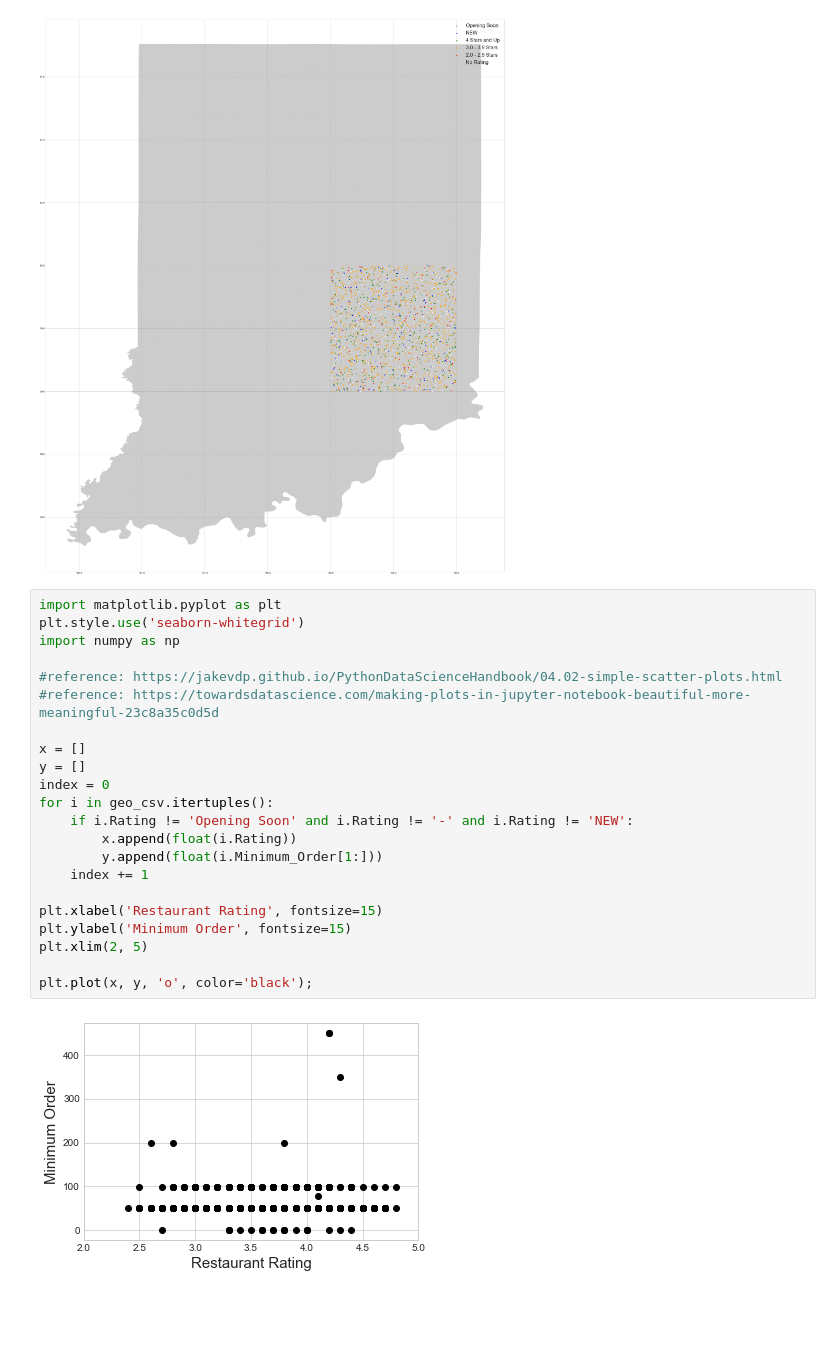
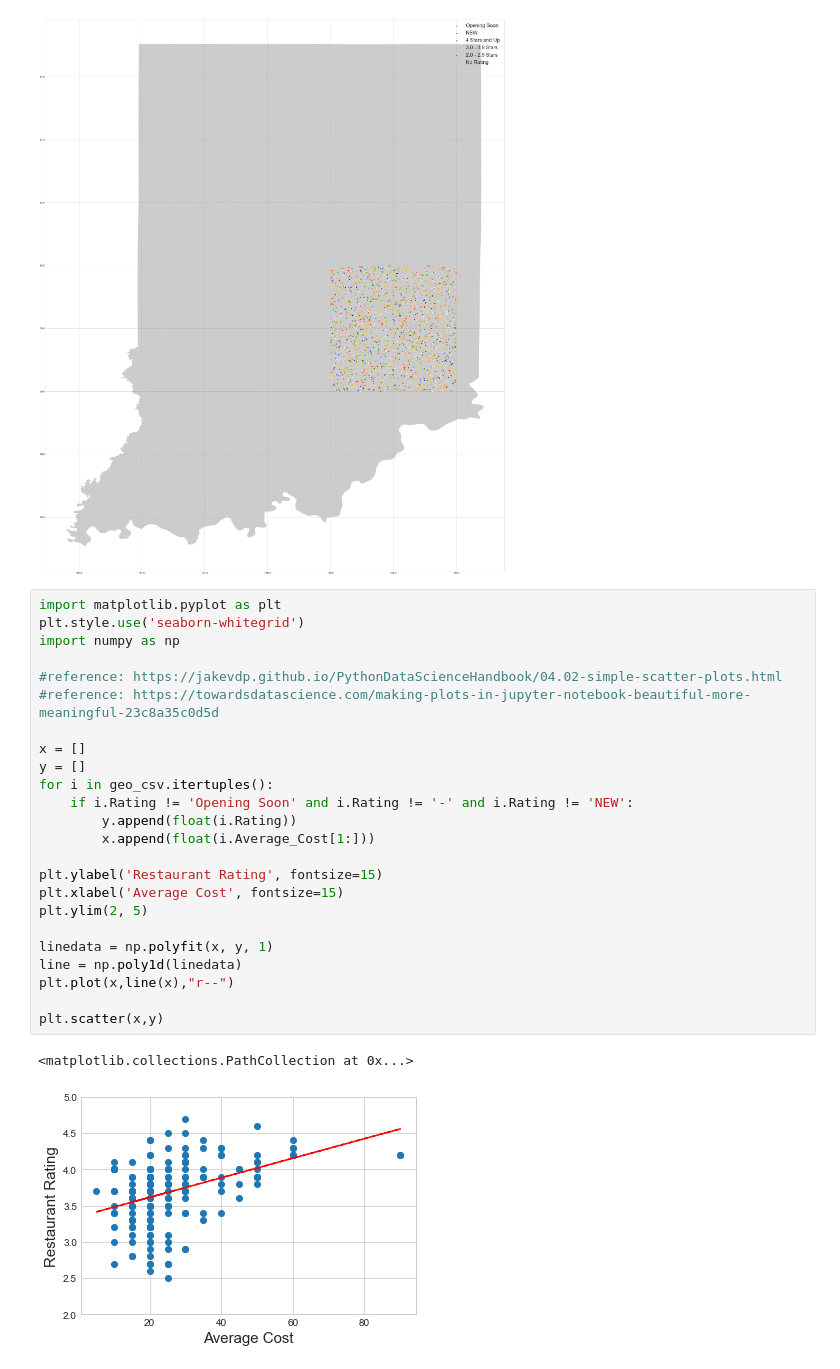
Before and after one commit to logank013/xternapplication, a Jupyter notebook: xtern.ipynb, the cells around one changed output. Cells and saved outputs as stored; diff of their text form; blank space fills up the shorter version.

```diff
--- a/xtern.ipynb
+++ b/xtern.ipynb
@@ -54,24 +54,27 @@ plt.legend(prop = {'size':20})
 # %%
 import matplotlib.pyplot as plt
 plt.style.use('seaborn-whitegrid')
 import numpy as np
 
 #reference: https://jakevdp.github.io/PythonDataScienceHandbook/04.02-simple-scatter-plots.html
 #reference: https://towardsdatascience.com/making-plots-in-jupyter-notebook-beautiful-more-meaningful-23c8a35c0d5d
 
 x = []
 y = []
-index = 0
 for i in geo_csv.itertuples():
     if i.Rating != 'Opening Soon' and i.Rating != '-' and i.Rating != 'NEW':
-        x.append(float(i.Rating))
-        y.append(float(i.Minimum_Order[1:]))
-    index += 1
+        y.append(float(i.Rating))
+        x.append(float(i.Average_Cost[1:]))
 
-plt.xlabel('Restaurant Rating', fontsize=15)
-plt.ylabel('Minimum Order', fontsize=15)
-plt.xlim(2, 5)
+plt.ylabel('Restaurant Rating', fontsize=15)
+plt.xlabel('Average Cost', fontsize=15)
+plt.ylim(2, 5)
 
-plt.plot(x, y, 'o', color='black');
+linedata = np.polyfit(x, y, 1)
+line = np.poly1d(linedata)
+plt.plot(x,line(x),"r--")
+
+plt.scatter(x,y)
 # %% [output]
+<matplotlib.collections.PathCollection at 0x...>
-[figure, old version]
+[figure, new version]
```
Also changed, not shown: parts of 3 cells of this notebook.
